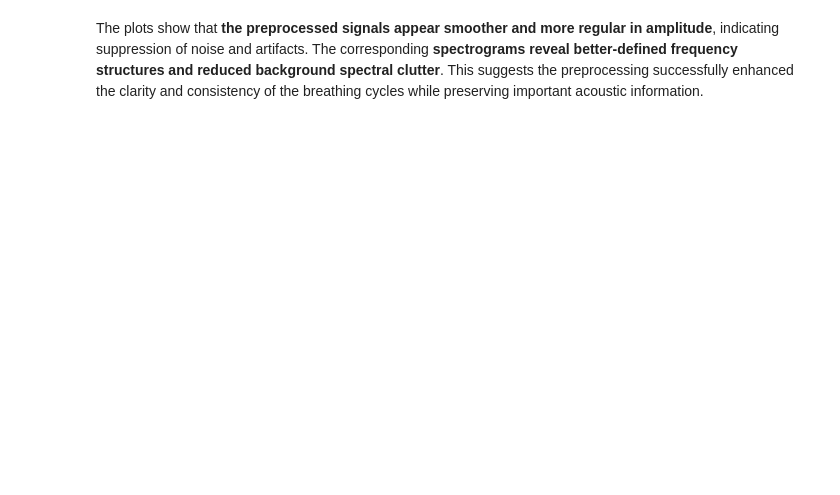
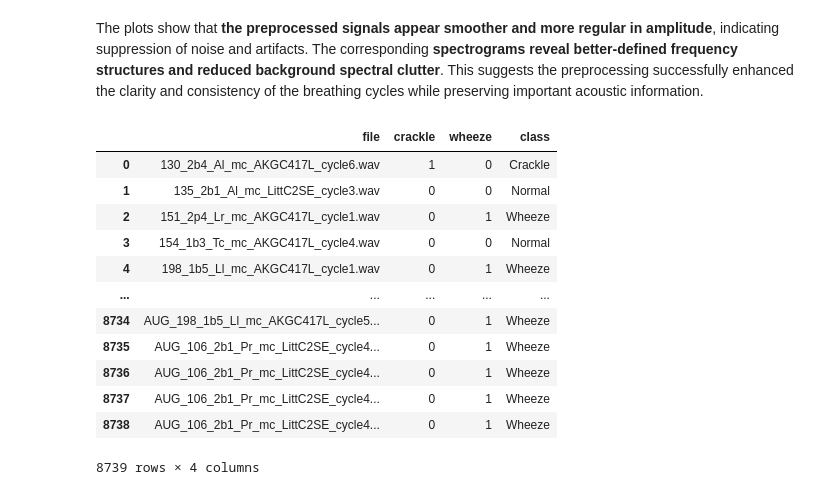
Before and after one commit to miltiadiss/CEID-MSc-Thesis, a Jupyter notebook: preprocessing.ipynb, the cells around one changed output. Drawn from its saved outputs; the diff is of its cells as text; code cells hidden in the pictures; blank space fills up the shorter version.

```diff
--- a/preprocessing.ipynb
+++ b/preprocessing.ipynb
@@ -294,2 +314,18 @@ plot_signals_after_preprocessing(
 # %% [markdown]
 The plots show that **the preprocessed signals appear smoother and more regular in amplitude**, indicating suppression of noise and artifacts. The corresponding **spectrograms reveal better-defined frequency structures and reduced background spectral clutter**. This suggests the preprocessing successfully enhanced the clarity and consistency of the breathing cycles while preserving important acoustic information.
+# %%
+final_train_df
+# %% [output]
+|  | file | crackle | wheeze | class |
+| 0 | 130_2b4_Al_mc_AKGC417L_cycle6.wav | 1 | 0 | Crackle |
+| 1 | 135_2b1_Al_mc_LittC2SE_cycle3.wav | 0 | 0 | Normal |
+| 2 | 151_2p4_Lr_mc_AKGC417L_cycle1.wav | 0 | 1 | Wheeze |
+| 3 | 154_1b3_Tc_mc_AKGC417L_cycle4.wav | 0 | 0 | Normal |
+| 4 | 198_1b5_Ll_mc_AKGC417L_cycle1.wav | 0 | 1 | Wheeze |
+| ... | ... | ... | ... | ... |
+| 8734 | AUG_198_1b5_Ll_mc_AKGC417L_cycle5... | 0 | 1 | Wheeze |
+| 8735 | AUG_106_2b1_Pr_mc_LittC2SE_cycle4... | 0 | 1 | Wheeze |
+| 8736 | AUG_106_2b1_Pr_mc_LittC2SE_cycle4... | 0 | 1 | Wheeze |
+| 8737 | AUG_106_2b1_Pr_mc_LittC2SE_cycle4... | 0 | 1 | Wheeze |
+| 8738 | AUG_106_2b1_Pr_mc_LittC2SE_cycle4... | 0 | 1 | Wheeze |
+8739 rows × 4 columns
```
Also changed, not shown: parts of 11 cells of this notebook.
